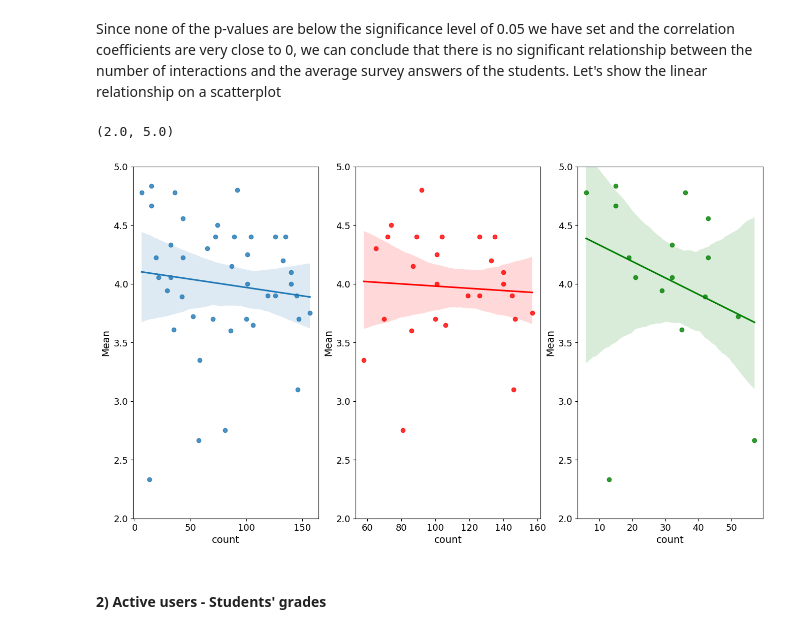
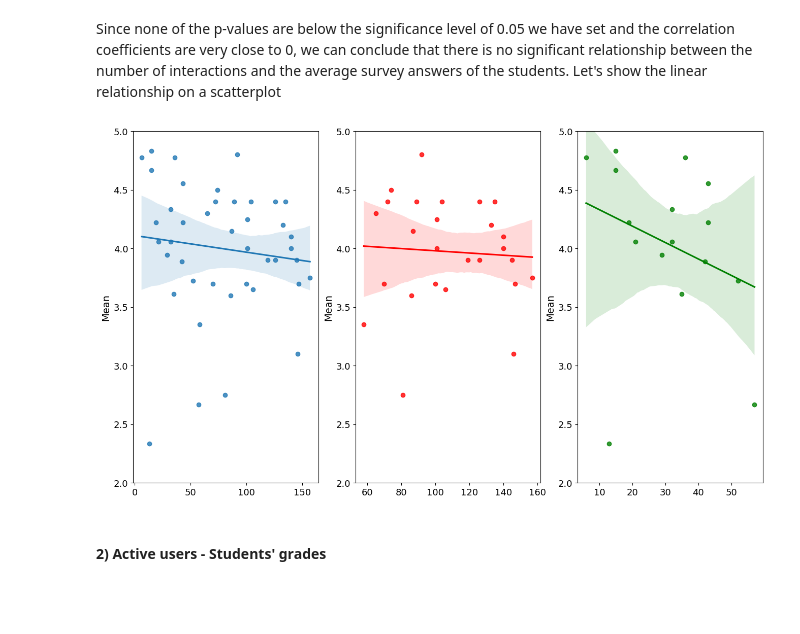
Before and after one commit to Stocastico/Evaluation_paper, a Jupyter notebook: data_analysis/Data_analysis_all.ipynb, the cells around one changed output. Drawn from its saved outputs; the diff is of its cells as text; code cells hidden in the pictures; blank space fills up the shorter version.

```diff
--- a/data_analysis/Data_analysis_all.ipynb
+++ b/data_analysis/Data_analysis_all.ipynb
@@ -46,6 +46,7 @@ import pandas as pd
 import seaborn as sns
 from pathlib import Path
 from typing import Set, List, Union
+import matplotlib
 import matplotlib.pyplot as plt
 import matplotlib.ticker as ticker
 
@@ -64,6 +65,8 @@ plt.rcParams['legend.fontsize'] = 13    # legend fontsize
 plt.rcParams['font.size'] = 13
 cmap_cont = sns.color_palette('crest', as_cmap=True)
 cmap_disc = sns.color_palette('RdYlBu_r')
+
+img_folder = Path('images')
 # %%
 SURVEY_FILE = Path('./questionnaire_answers.xlsx')
 SHEET_NAMES = ['SALESIANOS', 'ZUBIRI_MANTEO', 'DEUSTO'] # orderd by age
@@ -600,18 +609,21 @@ Since none of the p-values are below the significance level of 0.05 we have set
 # %%
 f, axes = plt.subplots(1, 3)
 
 sns.regplot(x="count", y="Mean", data=int_df, ax=axes[0]);
+axes[0].set(xlabel=None)
 sns.regplot(x="count", y="Mean", data=int_mobile_df, ax=axes[1], color='red', line_kws={'color': 'red'});
+axes[1].set(xlabel=None)
 sns.regplot(x="count", y="Mean", data=int_pc_df, ax=axes[2], color='green', line_kws={'color': 'green'});
+axes[2].set(xlabel=None)
 #axes[0].set_xlim([10, 120])
 axes[0].set_ylim([2, 5])
 #axes[1].set_xlim([50, 120])
 axes[1].set_ylim([2, 5])
 #axes[2].set_xlim([10, 60])
 axes[2].set_ylim([2, 5])
+plt.savefig(img_folder / 'mean_all_mobile_pc_vs_interactions')
 # %% [output]
-(2.0, 5.0)
-[figure, old version]
+[figure, new version]
 # %% [markdown]
 #### 2) **Active users** - Students' grades
 # %% [markdown]
```
Also changed, not shown: parts of 47 cells of this notebook, 23 other files.
